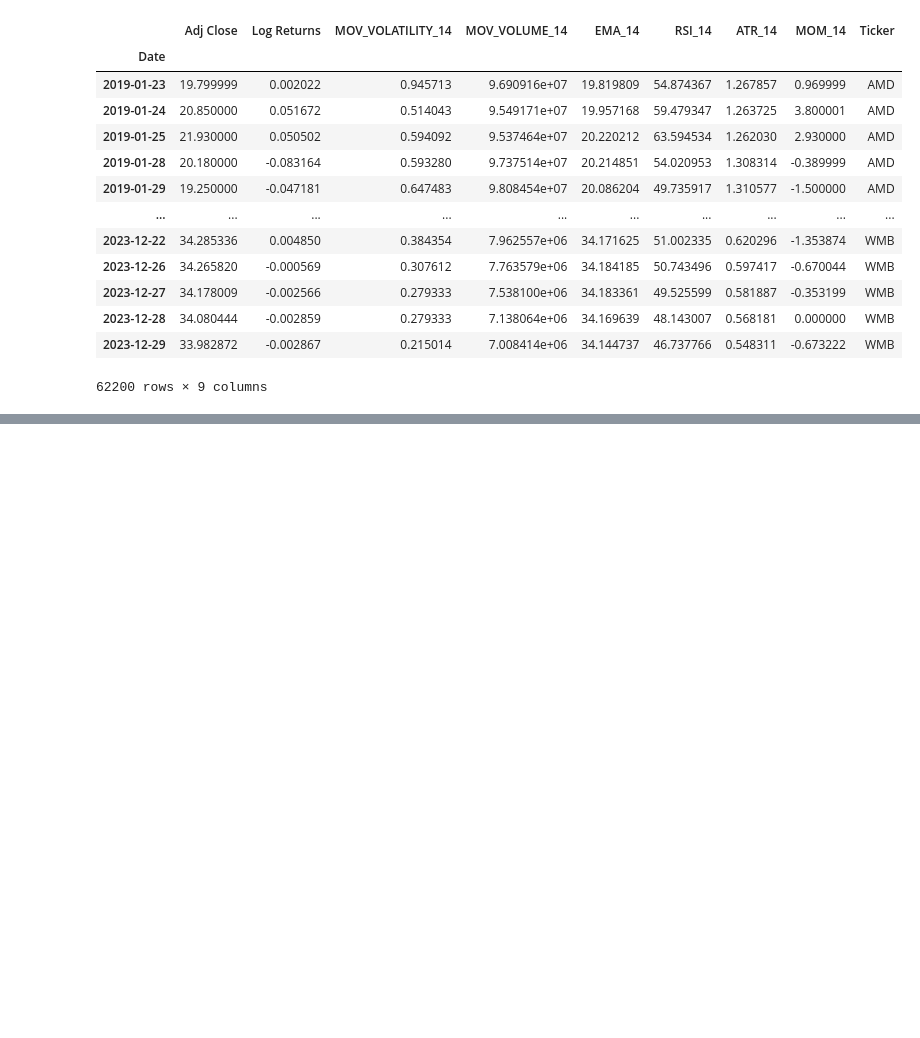
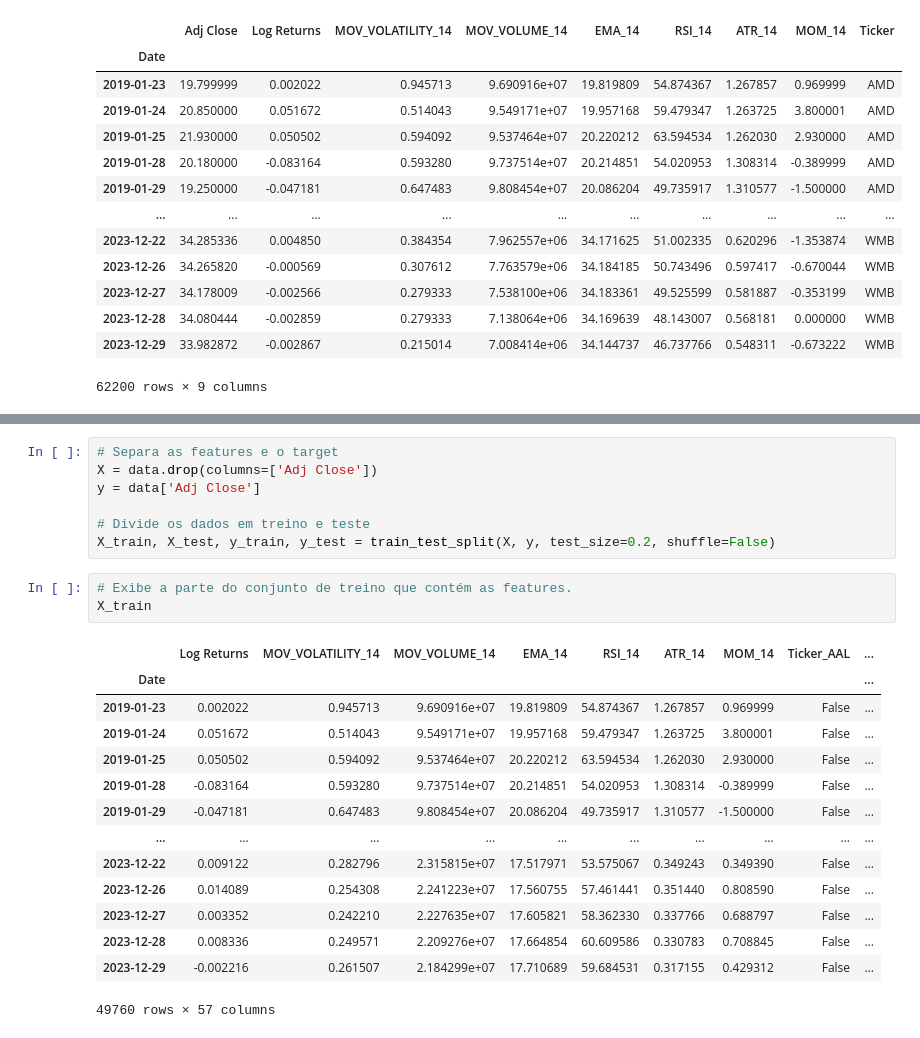
Before and after one commit to GB-Navarro/projeto_final_fin_quant_fea_dev, a Jupyter notebook: projeto_final_fin_quant.ipynb, the cells around one changed output, grey strips where cells are left out. Cells and saved outputs as stored; diff of their text form; blank space fills up the shorter version.

```diff
--- a/projeto_final_fin_quant.ipynb
+++ b/projeto_final_fin_quant.ipynb
@@ -593,0 +625,25 @@ data
+# %%
+# Separa as features e o target
+X = data.drop(columns=['Adj Close'])
+y = data['Adj Close']
+
+# Divide os dados em treino e teste
+X_train, X_test, y_train, y_test = train_test_split(X, y, test_size=0.2, shuffle=False)
+# %%
+# Exibe a parte do conjunto de treino que contém as features.
+X_train
+# %% [output]
+|  | Log Returns | MOV_VOLATILITY_14 | MOV_VOLUME_14 | EMA_14 | RSI_14 | ATR_14 | MOM_14 | Ticker_AAL | ... |
+| Date |  |  |  |  |  |  |  |  | ... |
+| 2019-01-23 | 0.002022 | 0.945713 | 9.690916e+07 | 19.819809 | 54.874367 | 1.267857 | 0.969999 | False | ... |
+| 2019-01-24 | 0.051672 | 0.514043 | 9.549171e+07 | 19.957168 | 59.479347 | 1.263725 | 3.800001 | False | ... |
+| 2019-01-25 | 0.050502 | 0.594092 | 9.537464e+07 | 20.220212 | 63.594534 | 1.262030 | 2.930000 | False | ... |
+| 2019-01-28 | -0.083164 | 0.593280 | 9.737514e+07 | 20.214851 | 54.020953 | 1.308314 | -0.389999 | False | ... |
+| 2019-01-29 | -0.047181 | 0.647483 | 9.808454e+07 | 20.086204 | 49.735917 | 1.310577 | -1.500000 | False | ... |
+| ... | ... | ... | ... | ... | ... | ... | ... | ... | ... |
+| 2023-12-22 | 0.009122 | 0.282796 | 2.315815e+07 | 17.517971 | 53.575067 | 0.349243 | 0.349390 | False | ... |
+| 2023-12-26 | 0.014089 | 0.254308 | 2.241223e+07 | 17.560755 | 57.461441 | 0.351440 | 0.808590 | False | ... |
+| 2023-12-27 | 0.003352 | 0.242210 | 2.227635e+07 | 17.605821 | 58.362330 | 0.337766 | 0.688797 | False | ... |
+| 2023-12-28 | 0.008336 | 0.249571 | 2.209276e+07 | 17.664854 | 60.609586 | 0.330783 | 0.708845 | False | ... |
+| 2023-12-29 | -0.002216 | 0.261507 | 2.184299e+07 | 17.710689 | 59.684531 | 0.317155 | 0.429312 | False | ... |
+49760 rows × 57 columns
```
Also changed, not shown: parts of 13 cells of this notebook.
